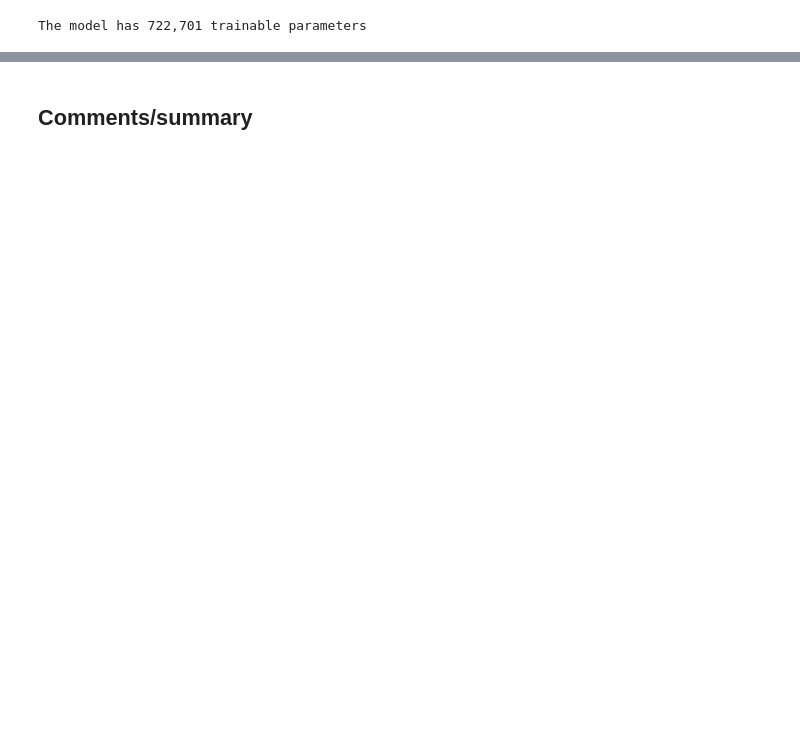
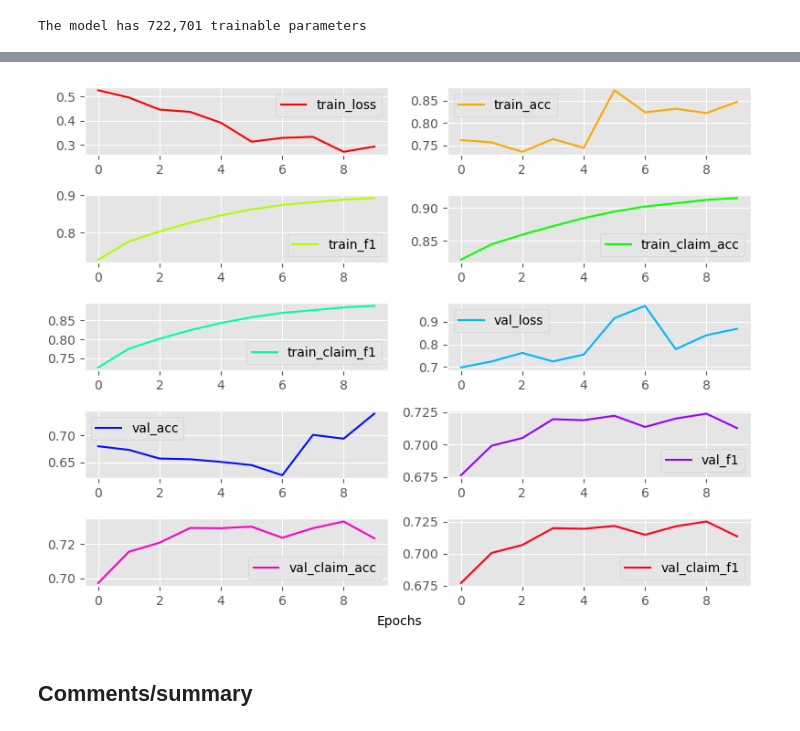
Before and after one commit to Wadaboa/nlp-assignments, a Jupyter notebook: fact_checking.ipynb, the cells around one changed output, grey strips where cells are left out. Cells and saved outputs as stored; diff of their text form; code cells hidden in the pictures; blank space fills up the shorter version.

```diff
--- a/fact_checking.ipynb
+++ b/fact_checking.ipynb
@@ -1053,0 +1088,2 @@ KeyboardInterrupt:
+# %%
+rnn_out_avg_mean_model_history = actual_train_eval(rnn_out_avg_mean_model, "rnn_out_avg_mean_model",)
@@ -1054,2 +1092,6 @@ KeyboardInterrupt:
+# %%
+plot_history(rnn_out_avg_mean_model_history, nrows=5, ncols=2)
+# %% [output]
+[figure, added]
 # %% [markdown]
 ## Comments/summary
```
Also changed, not shown: parts of 65 cells of this notebook, 18 other files.
